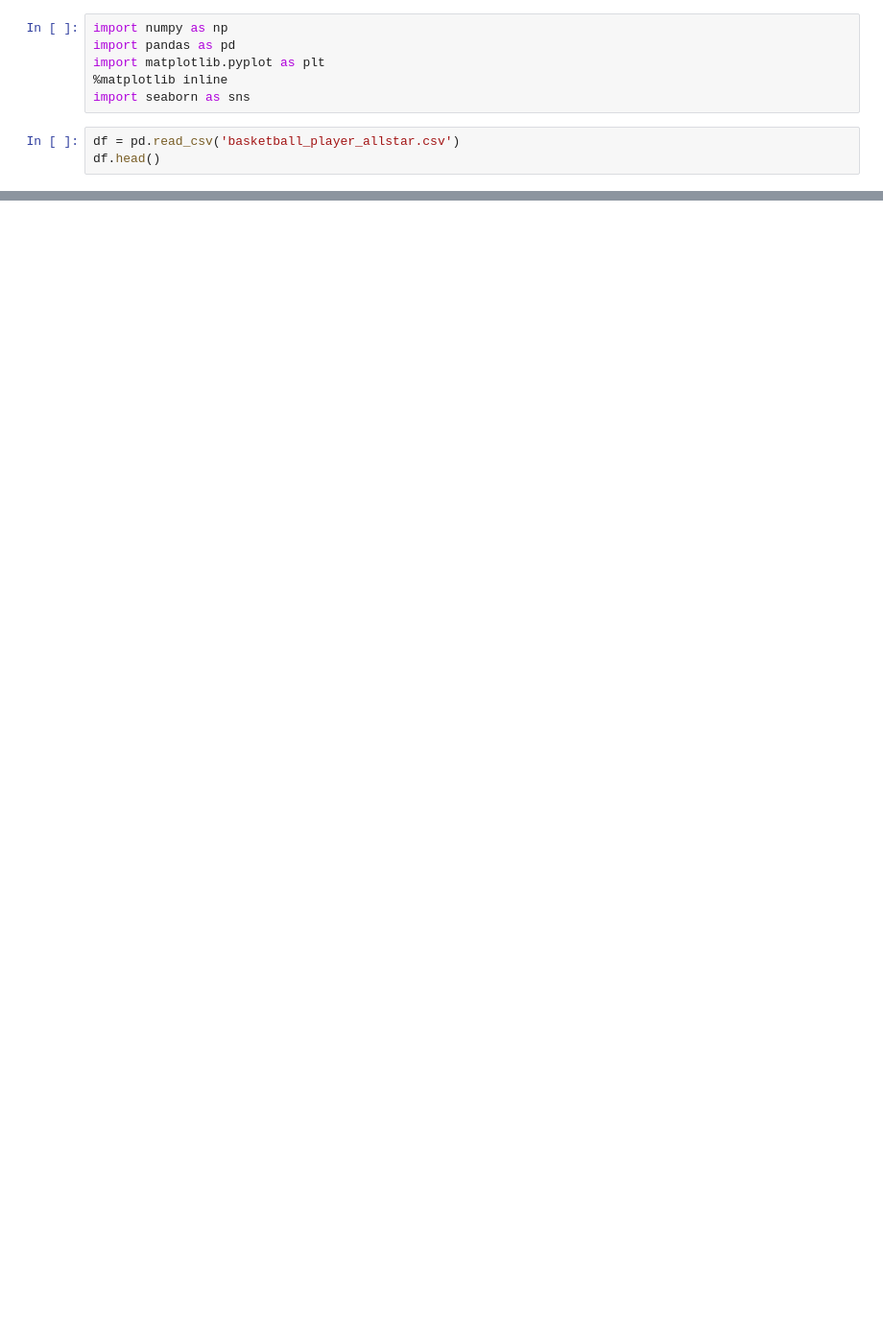
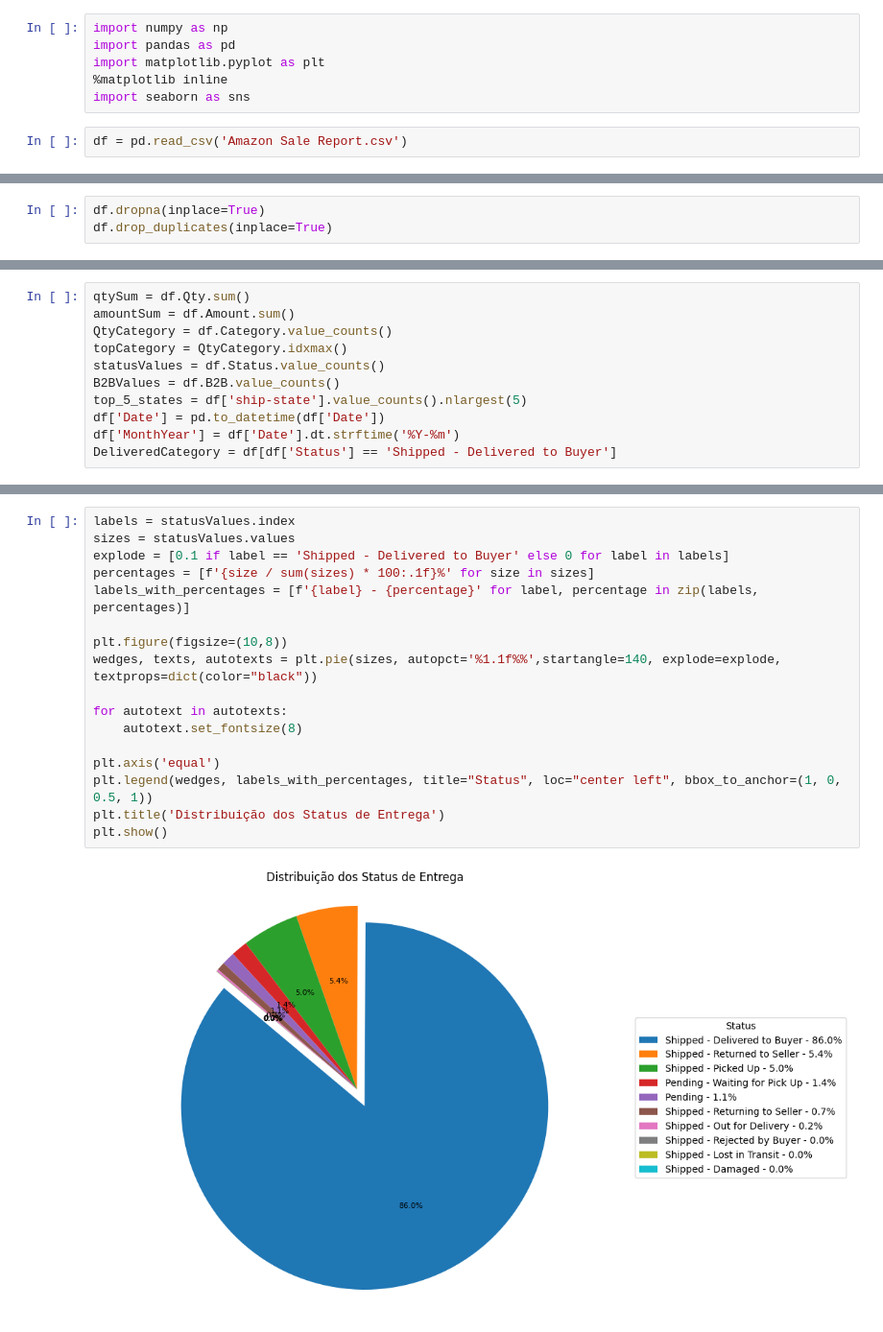
Before and after one commit to MatheusBacetic/DataAnalysis, a Jupyter notebook: dados.ipynb, the cells around one changed output, grey strips where cells are left out. Shown: that part at 96% size. Saved outputs shown, nothing was run; the diff lists cells and outputs as text; blank space fills up the shorter version.

```diff
--- a/dados.ipynb
+++ b/dados.ipynb
@@ -5,5 +5,4 @@ import matplotlib.pyplot as plt
 %matplotlib inline
 import seaborn as sns
 # %%
-df = pd.read_csv('basketball_player_allstar.csv')
-df.head()
+df = pd.read_csv('Amazon Sale Report.csv')
@@ -45,0 +11,3 @@ plt.show()
+# %%
+df.dropna(inplace=True)
+df.drop_duplicates(inplace=True)
@@ -45,0 +27,11 @@ plt.show()
+# %%
+qtySum = df.Qty.sum()
+amountSum = df.Amount.sum()
+QtyCategory = df.Category.value_counts()
+topCategory = QtyCategory.idxmax()
+statusValues = df.Status.value_counts()
+B2BValues = df.B2B.value_counts()
+top_5_states = df['ship-state'].value_counts().nlargest(5)
+df['Date'] = pd.to_datetime(df['Date'])
+df['MonthYear'] = df['Date'].dt.strftime('%Y-%m')
+DeliveredCategory = df[df['Status'] == 'Shipped - Delivered to Buyer']
@@ -45,0 +42,19 @@ plt.show()
+# %%
+labels = statusValues.index
+sizes = statusValues.values
+explode = [0.1 if label == 'Shipped - Delivered to Buyer' else 0 for label in labels]
+percentages = [f'{size / sum(sizes) * 100:.1f}%' for size in sizes]
+labels_with_percentages = [f'{label} - {percentage}' for label, percentage in zip(labels, percentages)]
+
+plt.figure(figsize=(10,8))
+wedges, texts, autotexts = plt.pie(sizes, autopct='%1.1f%%',startangle=140, explode=explode, textprops=dict(color="black"))
+
+for autotext in autotexts:
+    autotext.set_fontsize(8)
+
+plt.axis('equal')
+plt.legend(wedges, labels_with_percentages, title="Status", loc="center left", bbox_to_anchor=(1, 0, 0.5, 1))
+plt.title('Distribuição dos Status de Entrega')
+plt.show()
+# %% [output]
+[figure, added]
```
Also changed, not shown: parts of 15 cells of this notebook, 1 other file.
